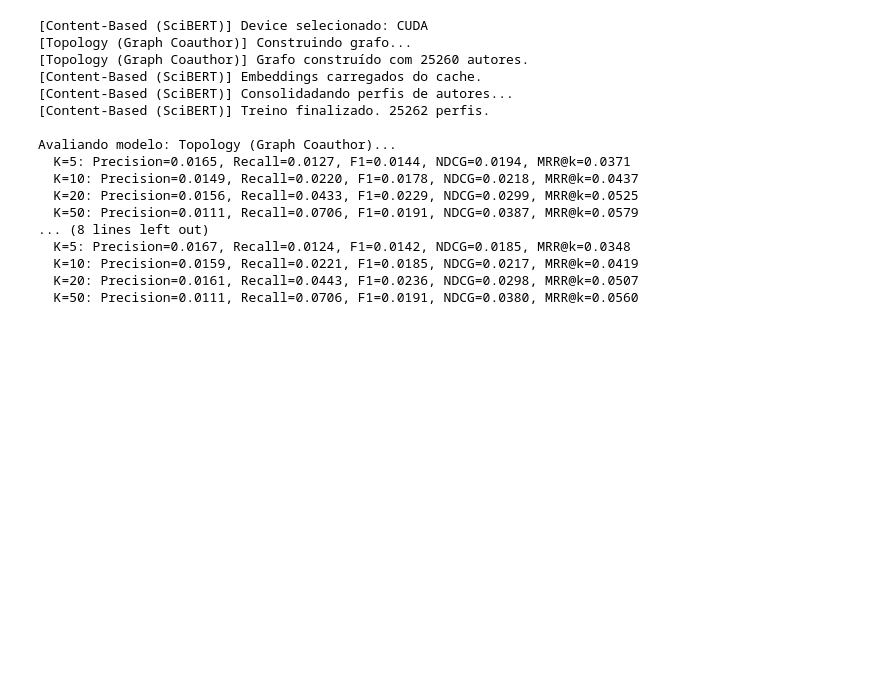
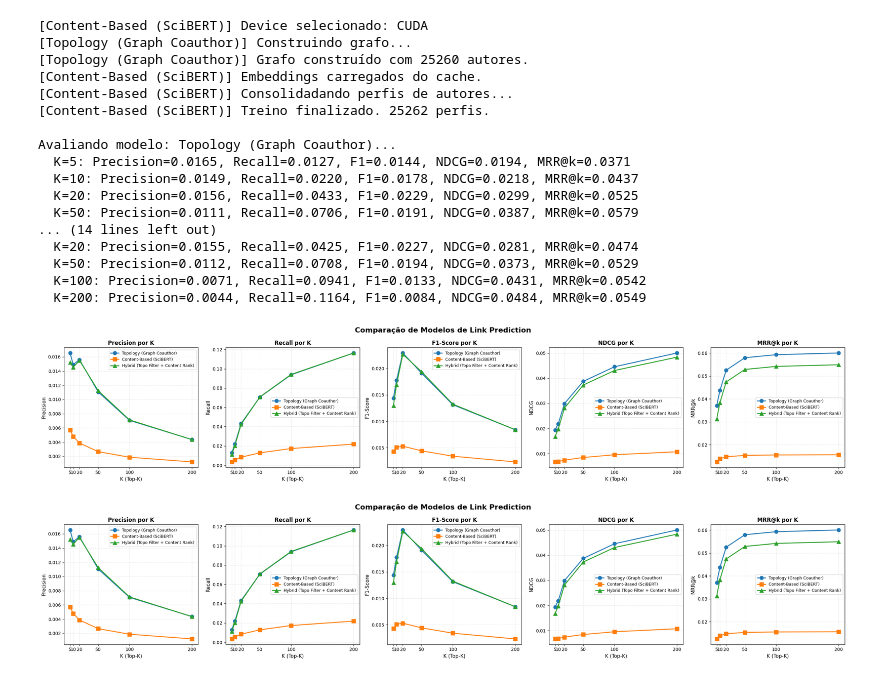
Before and after one commit to BSBContreras/link-prediction, a Jupyter notebook: link_prediction_model_hybrid_filter.ipynb, the cells around one changed output. Saved outputs shown, nothing was run; the diff lists cells and outputs as text; code cells hidden in the pictures; blank space fills up the shorter version.

Commit message:
Update link prediction model notebook: reset execution counts for code cells, added new evaluation metrics for K values, and refined output messages for clarity. Enhanced the hybrid recommendation evaluation section with additional precision and recall metrics for various K values, improving overall model assessment.

```diff
--- a/link_prediction_model_hybrid_filter.ipynb
+++ b/link_prediction_model_hybrid_filter.ipynb
@@ -418,34 +418,36 @@ for author, coauthors in test_graph_raw.items():
 # %%
 topo_model = TopologyRecommender()
 content_model = ContentSciBERTRecommender(model_name='allenai/scibert_scivocab_uncased', cache_path=f'{database_path}/scibert_embeddings.pkl')
 hybrid_model_filter = HybridRecommenderFilter(topo_model, content_model)
 
 models = [
     topo_model,
     content_model,
     hybrid_model_filter
 ]
 
 for model in models:
     model.fit(train_df)
 
-metrics = evaluate_models(models, test_ground_truth, train_graph, K_values=[5, 10, 20, 50])
-# plot_model_comparison(metrics)
+metrics = evaluate_models(models, test_ground_truth, train_graph, K_values=[5, 10, 20, 50, 100, 200])
+plot_model_comparison(metrics)
 # %% [output]
 [Content-Based (SciBERT)] Device selecionado: CUDA
 [Topology (Graph Coauthor)] Construindo grafo...
 [Topology (Graph Coauthor)] Grafo construído com 25260 autores.
 [Content-Based (SciBERT)] Embeddings carregados do cache.
 [Content-Based (SciBERT)] Consolidadando perfis de autores...
 [Content-Based (SciBERT)] Treino finalizado. 25262 perfis.
 
 Avaliando modelo: Topology (Graph Coauthor)...
   K=5: Precision=0.0165, Recall=0.0127, F1=0.0144, NDCG=0.0194, MRR@k=0.0371
   K=10: Precision=0.0149, Recall=0.0220, F1=0.0178, NDCG=0.0218, MRR@k=0.0437
   K=20: Precision=0.0156, Recall=0.0433, F1=0.0229, NDCG=0.0299, MRR@k=0.0525
   K=50: Precision=0.0111, Recall=0.0706, F1=0.0191, NDCG=0.0387, MRR@k=0.0579
-... (8 lines left out)
-  K=5: Precision=0.0167, Recall=0.0124, F1=0.0142, NDCG=0.0185, MRR@k=0.0348
-  K=10: Precision=0.0159, Recall=0.0221, F1=0.0185, NDCG=0.0217, MRR@k=0.0419
-  K=20: Precision=0.0161, Recall=0.0443, F1=0.0236, NDCG=0.0298, MRR@k=0.0507
-  K=50: Precision=0.0111, Recall=0.0706, F1=0.0191, NDCG=0.0380, MRR@k=0.0560
+... (14 lines left out)
+  K=20: Precision=0.0155, Recall=0.0425, F1=0.0227, NDCG=0.0281, MRR@k=0.0474
+  K=50: Precision=0.0112, Recall=0.0708, F1=0.0194, NDCG=0.0373, MRR@k=0.0529
+  K=100: Precision=0.0071, Recall=0.0941, F1=0.0133, NDCG=0.0431, MRR@k=0.0542
+  K=200: Precision=0.0044, Recall=0.1164, F1=0.0084, NDCG=0.0484, MRR@k=0.0549
+[figure, added]
+[figure, added]
```
